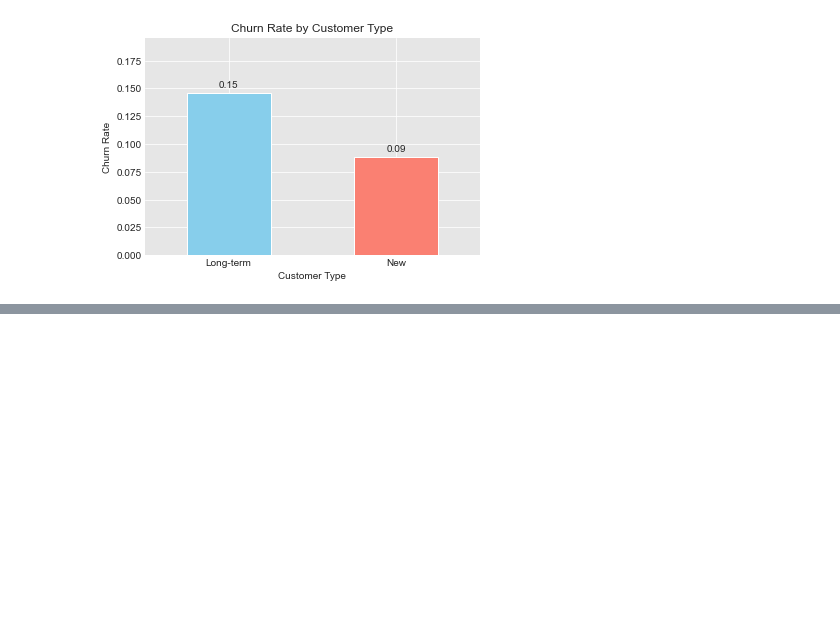
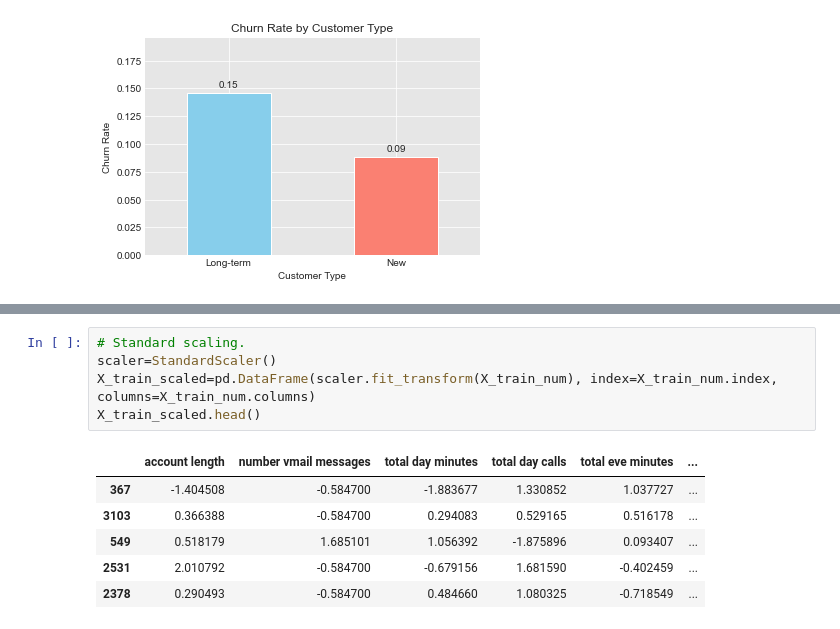
Before and after one commit to Victor-Mufasa/Phase-3-Project, a Jupyter notebook: student.ipynb, the cells around one changed output, grey strips where cells are left out. Saved outputs shown, nothing was run; the diff lists cells and outputs as text; blank space fills up the shorter version.

```diff
--- a/student.ipynb
+++ b/student.ipynb
@@ -203,0 +244,12 @@ for i, rate in enumerate(churn_rates):
+# %%
+# Standard scaling.
+scaler=StandardScaler()
+X_train_scaled=pd.DataFrame(scaler.fit_transform(X_train_num), index=X_train_num.index, columns=X_train_num.columns)
+X_train_scaled.head()
+# %% [output]
+|  | account length | number vmail messages | total day minutes | total day calls | total eve minutes | ... |
+| 367 | -1.404508 | -0.584700 | -1.883677 | 1.330852 | 1.037727 | ... |
+| 3103 | 0.366388 | -0.584700 | 0.294083 | 0.529165 | 0.516178 | ... |
+| 549 | 0.518179 | 1.685101 | 1.056392 | -1.875896 | 0.093407 | ... |
+| 2531 | 2.010792 | -0.584700 | -0.679156 | 1.681590 | -0.402459 | ... |
+| 2378 | 0.290493 | -0.584700 | 0.484660 | 1.080325 | -0.718549 | ... |
```
Also changed, not shown: parts of 21 cells of this notebook.
